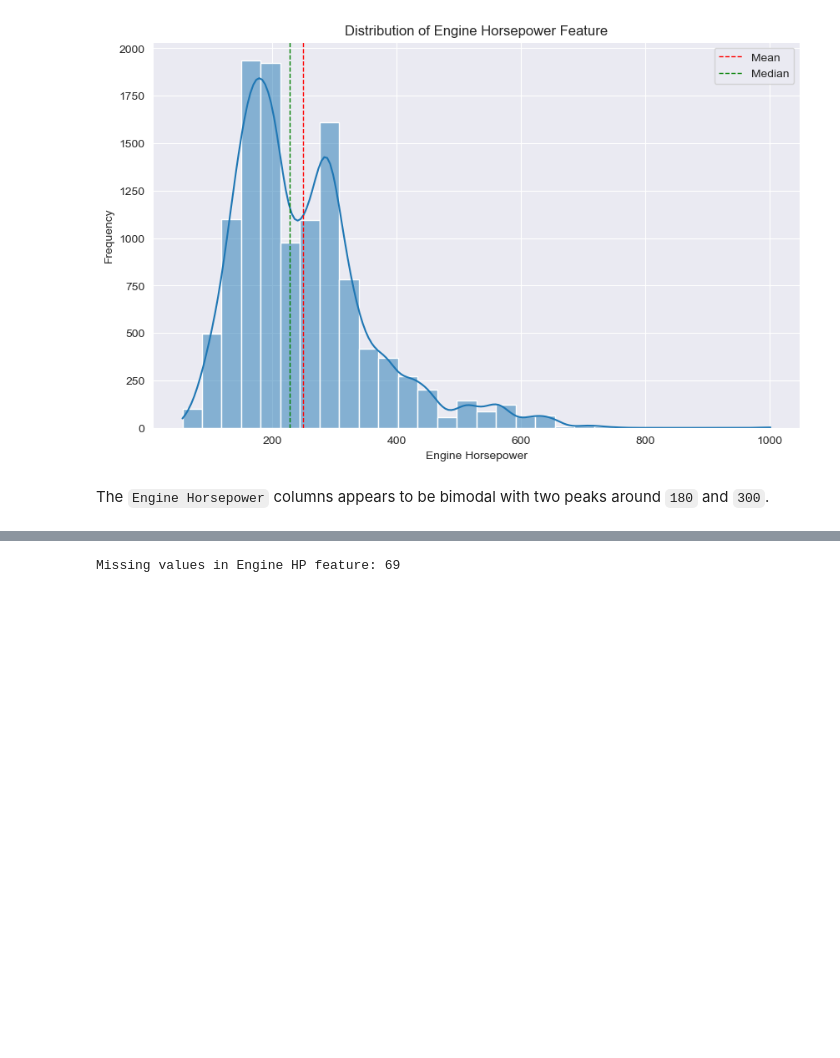
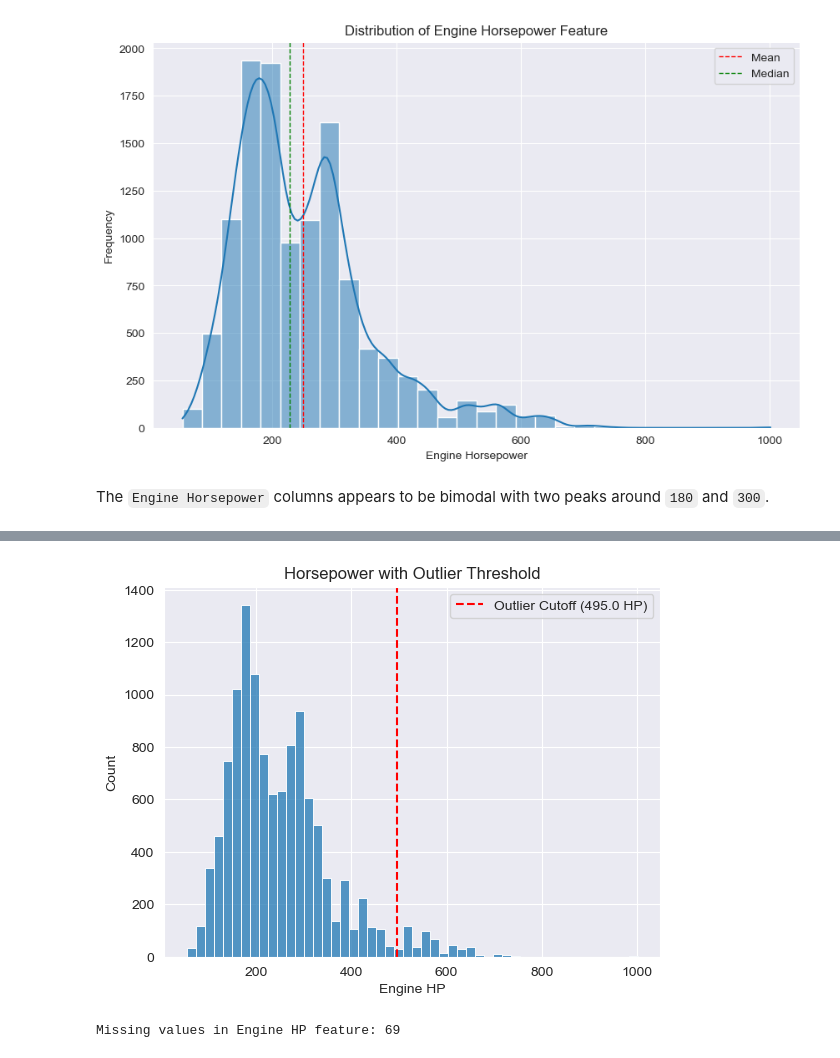
Before and after one commit to MrKimhoff/Python-Car-Price-Prediction, a Jupyter notebook: Python-Used-Car-Price-Prediction.ipynb, the cells around one changed output, grey strips where cells are left out. Cells and saved outputs as stored; diff of their text form; code cells hidden in the pictures; blank space fills up the shorter version.

```diff
--- a/Python-Used-Car-Price-Prediction.ipynb
+++ b/Python-Used-Car-Price-Prediction.ipynb
@@ -258,3 +277,18 @@ The `Engine Horsepower` columns appears to be bimodal with two peaks around `180
+# %%
+# Using IQR
+Q1 = df['Engine HP'].quantile(0.25)
+Q3 = df['Engine HP'].quantile(0.75)
+IQR = Q3 - Q1
+outlier_cutoff = Q3 + 1.5 * IQR
+
+# Plot
+sns.histplot(df['Engine HP'], bins=50) # type: ignore
+plt.axvline(outlier_cutoff, color='red', linestyle='--', label=f'Outlier Cutoff ({outlier_cutoff:.1f} HP)')
+plt.legend()
+plt.title('Horsepower with Outlier Threshold')
+plt.show()
+# %% [output]
+[figure, added]
 # %%
 # find missing values in Engine HP feature
 missing_hp = df['Engine HP'].isnull().sum()
```
Also changed, not shown: parts of 11 cells of this notebook, 1 other file.
